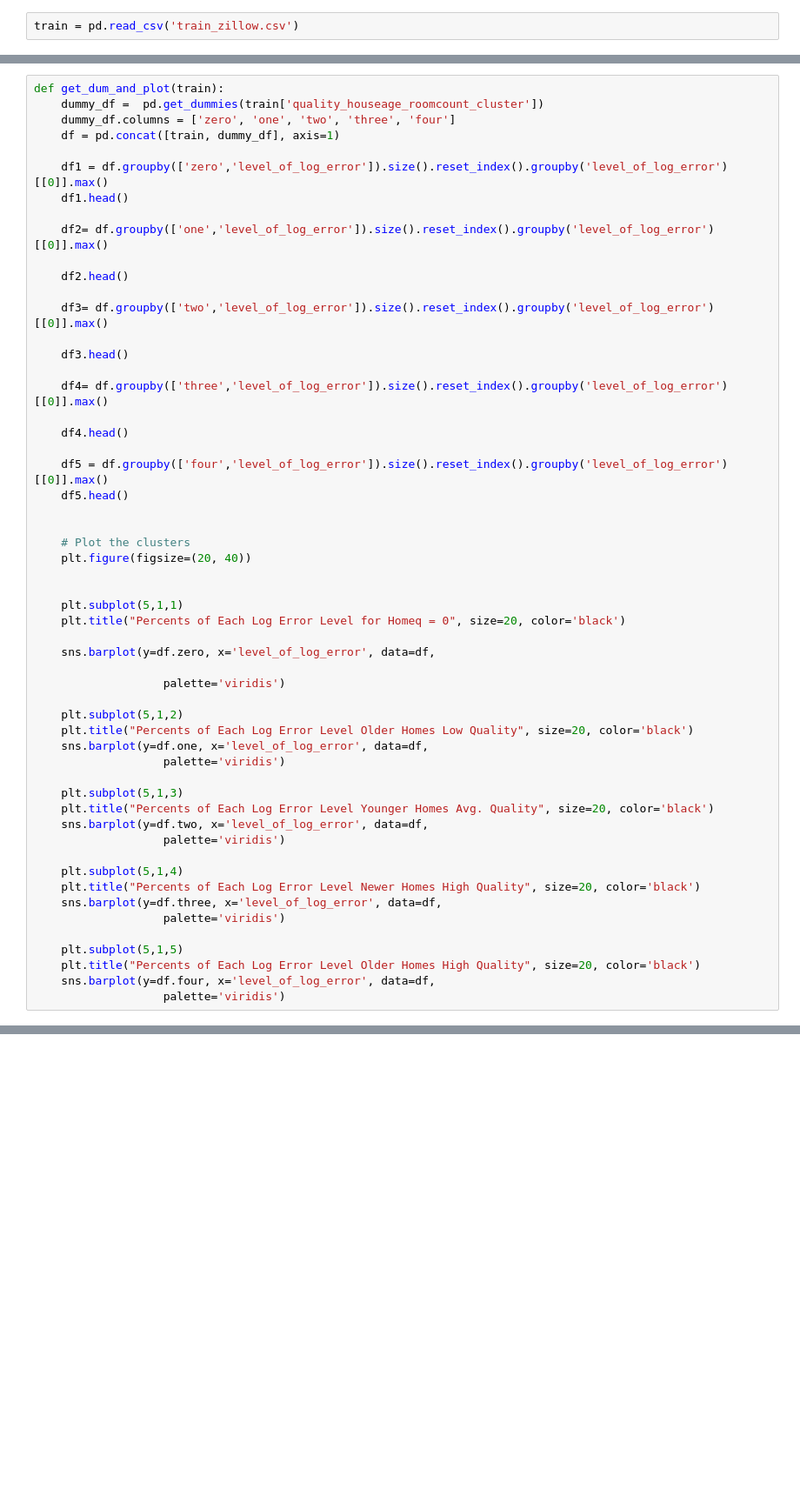
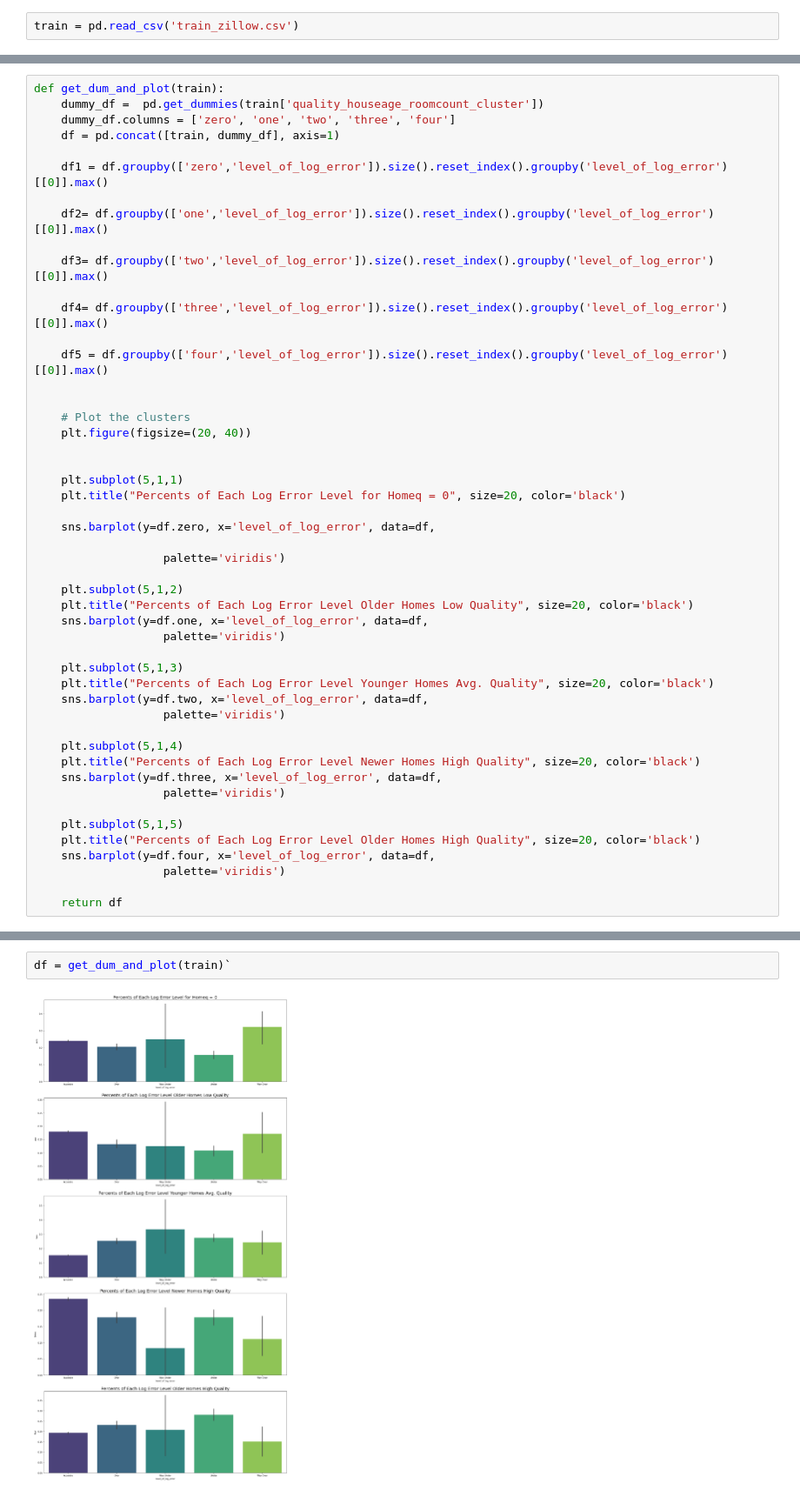
Before and after one commit to Zillow-Project/zillow_project_2021, a Jupyter notebook: Liam/functions.ipynb, the cells around one changed output, grey strips where cells are left out. Shown: that part at 87% size. Drawn from its saved outputs; the diff is of its cells as text; blank space fills up the shorter version.

```diff
--- a/Liam/functions.ipynb
+++ b/Liam/functions.ipynb
@@ -97,22 +112,14 @@ def get_dum_and_plot(train):
     df = pd.concat([train, dummy_df], axis=1)
 
     df1 = df.groupby(['zero','level_of_log_error']).size().reset_index().groupby('level_of_log_error')[[0]].max()
-    df1.head()
 
     df2= df.groupby(['one','level_of_log_error']).size().reset_index().groupby('level_of_log_error')[[0]].max()
 
-    df2.head()
-
     df3= df.groupby(['two','level_of_log_error']).size().reset_index().groupby('level_of_log_error')[[0]].max()
-
-    df3.head()
 
     df4= df.groupby(['three','level_of_log_error']).size().reset_index().groupby('level_of_log_error')[[0]].max()
 
-    df4.head()
-
     df5 = df.groupby(['four','level_of_log_error']).size().reset_index().groupby('level_of_log_error')[[0]].max()
-    df5.head()
 
 
     # Plot the clusters
@@ -145,3 +152,5 @@ def get_dum_and_plot(train):
     plt.title("Percents of Each Log Error Level Older Homes High Quality", size=20, color='black')
     sns.barplot(y=df.four, x='level_of_log_error', data=df,
                    palette='viridis')
+
+    return df
@@ -151,0 +157,4 @@ get_dum_and_plot(train)
+# %%
+df = get_dum_and_plot(train)`
+# %% [output]
+[figure, added]
```
Also changed, not shown: parts of 25 cells of this notebook.
